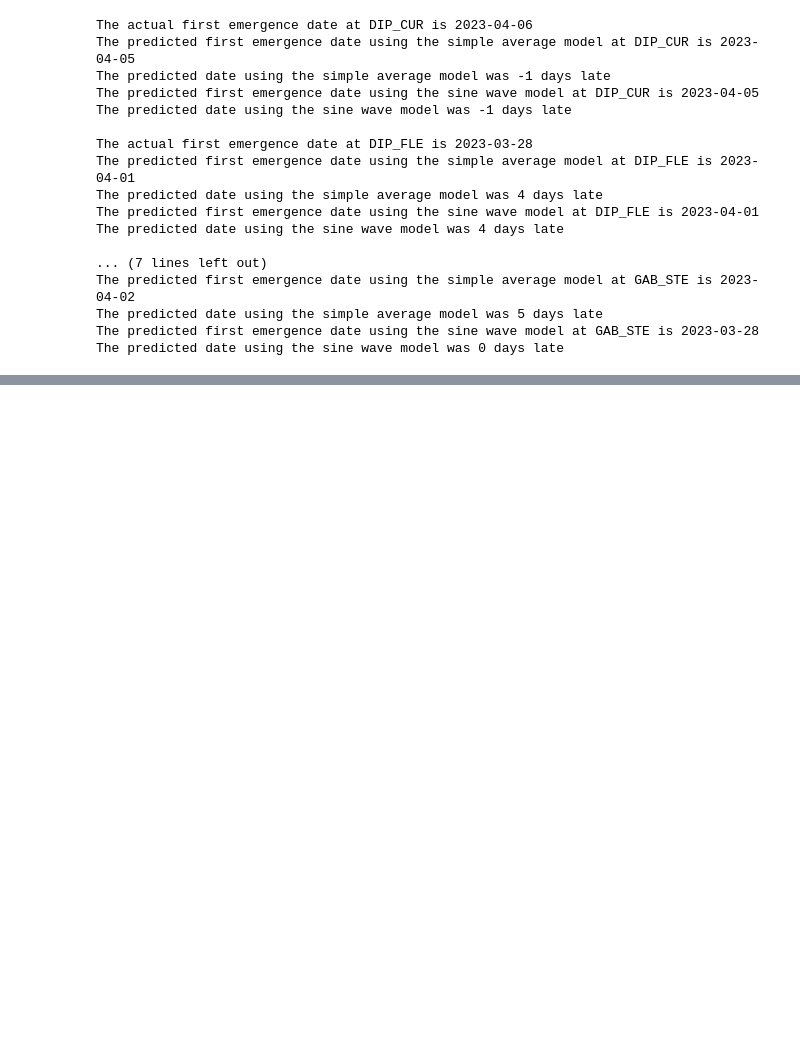
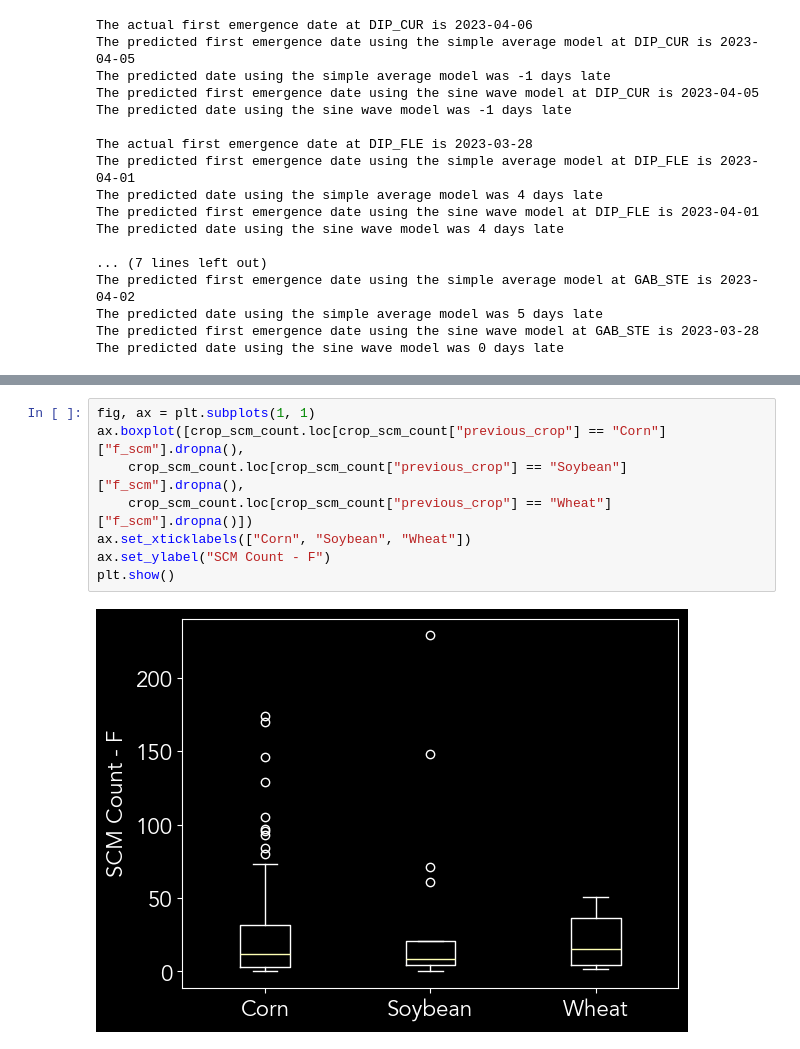
Before and after one commit to chloecho31/cornell, a Jupyter notebook: SCM/2023/2023_scm_data_cleaning.ipynb, the cells around one changed output, grey strips where cells are left out. Cells and saved outputs as stored; diff of their text form; blank space fills up the shorter version.

```diff
--- a/SCM/2023/2023_scm_data_cleaning.ipynb
+++ b/SCM/2023/2023_scm_data_cleaning.ipynb
@@ -1091,0 +1228,10 @@ The predicted date using the sine wave model was 0 days late
+# %%
+fig, ax = plt.subplots(1, 1)
+ax.boxplot([crop_scm_count.loc[crop_scm_count["previous_crop"] == "Corn"]["f_scm"].dropna(),
+    crop_scm_count.loc[crop_scm_count["previous_crop"] == "Soybean"]["f_scm"].dropna(),
+    crop_scm_count.loc[crop_scm_count["previous_crop"] == "Wheat"]["f_scm"].dropna()])
+ax.set_xticklabels(["Corn", "Soybean", "Wheat"])
+ax.set_ylabel("SCM Count - F")
+plt.show()
+# %% [output]
+[figure, added]
```
Also changed, not shown: parts of 55 cells of this notebook, 2 other files.
